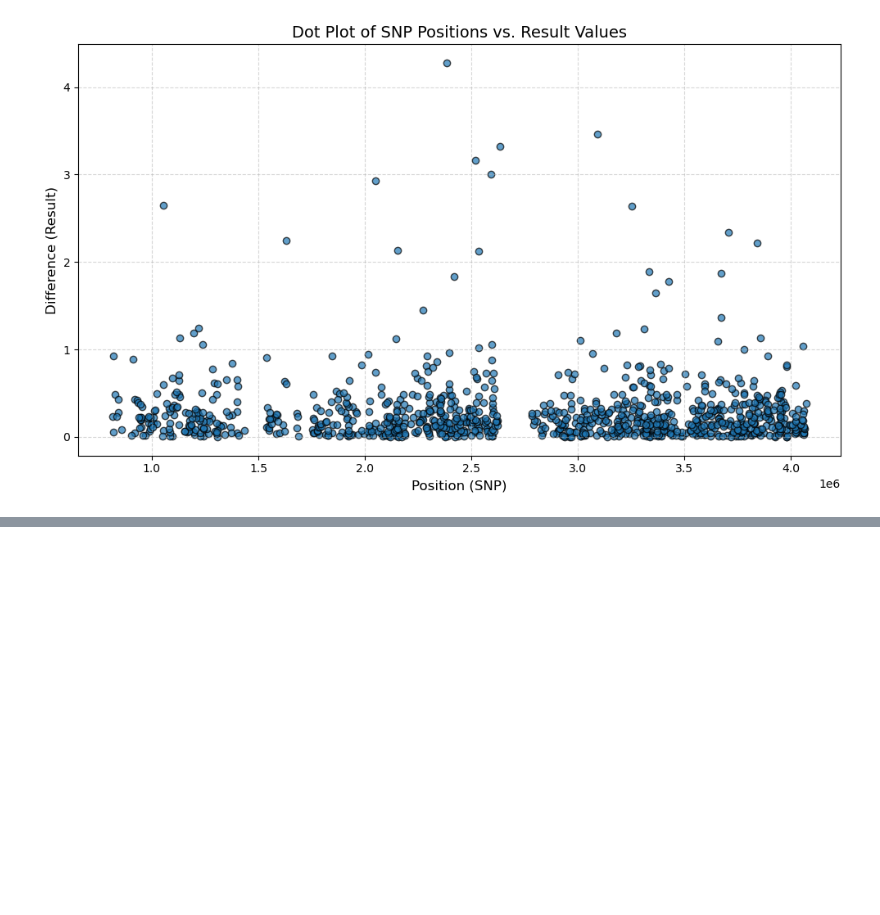
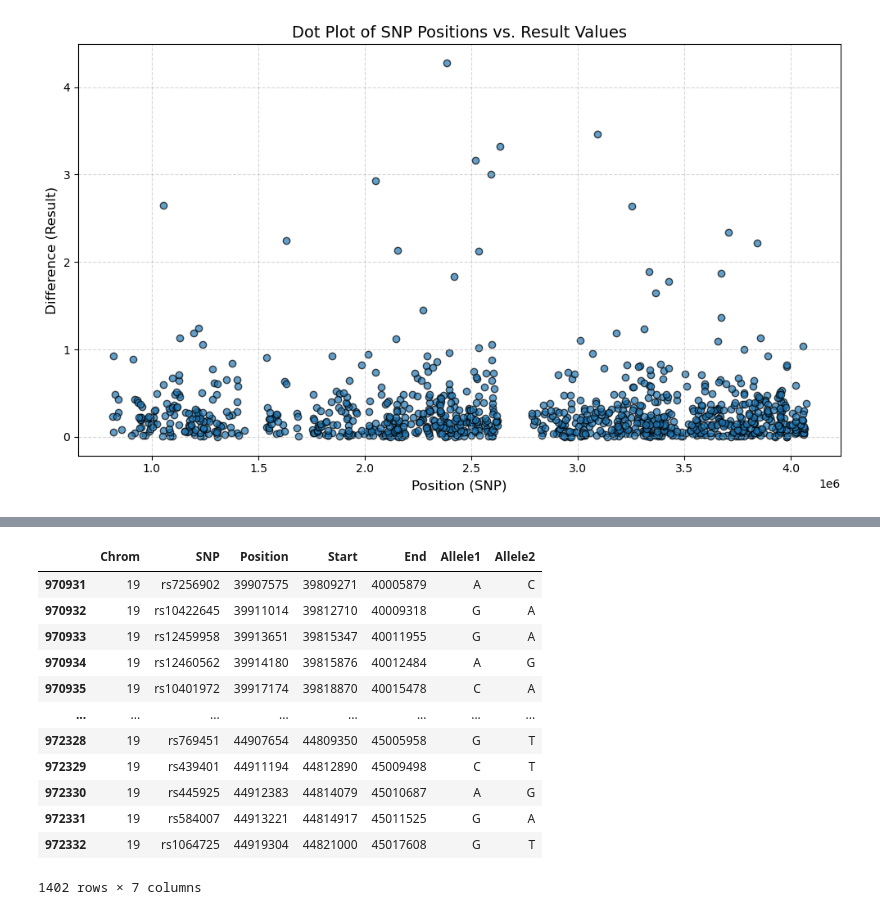
Before and after one commit to Kevinxsn/deep_learning_and_gene_expression, a Jupyter notebook: data_analysis/data_analysis.ipynb, the cells around one changed output, grey strips where cells are left out. Drawn from its saved outputs; the diff is of its cells as text; code cells hidden in the pictures; blank space fills up the shorter version.

```diff
--- a/data_analysis/data_analysis.ipynb
+++ b/data_analysis/data_analysis.ipynb
@@ -50,0 +89,3 @@ plt.show()
+# %%
+range_data = pd.read_csv('../../data/snp_sequence_ranges.txt', delimiter='\t')
+range_data1 = range_data[range_data['Chrom'] == 1]
@@ -50,0 +161,19 @@ plt.show()
+# %%
+chr4 = range_data[range_data['Chrom'] == 19]
+# %%
+apoe = chr4[(chr4['Position'] > 44905796 - 5000000) & (chr4['Position'] < 44909393 + 10000)]
+apoe
+# %% [output]
+|  | Chrom | SNP | Position | Start | End | Allele1 | Allele2 |
+| 970931 | 19 | rs7256902 | 39907575 | 39809271 | 40005879 | A | C |
+| 970932 | 19 | rs10422645 | 39911014 | 39812710 | 40009318 | G | A |
+| 970933 | 19 | rs12459958 | 39913651 | 39815347 | 40011955 | G | A |
+| 970934 | 19 | rs12460562 | 39914180 | 39815876 | 40012484 | A | G |
+| 970935 | 19 | rs10401972 | 39917174 | 39818870 | 40015478 | C | A |
+| ... | ... | ... | ... | ... | ... | ... | ... |
+| 972328 | 19 | rs769451 | 44907654 | 44809350 | 45005958 | G | T |
+| 972329 | 19 | rs439401 | 44911194 | 44812890 | 45009498 | C | T |
+| 972330 | 19 | rs445925 | 44912383 | 44814079 | 45010687 | A | G |
+| 972331 | 19 | rs584007 | 44913221 | 44814917 | 45011525 | G | A |
+| 972332 | 19 | rs1064725 | 44919304 | 44821000 | 45017608 | G | T |
+1402 rows × 7 columns
```
Also changed, not shown: parts of 12 cells of this notebook, 5 other files.
